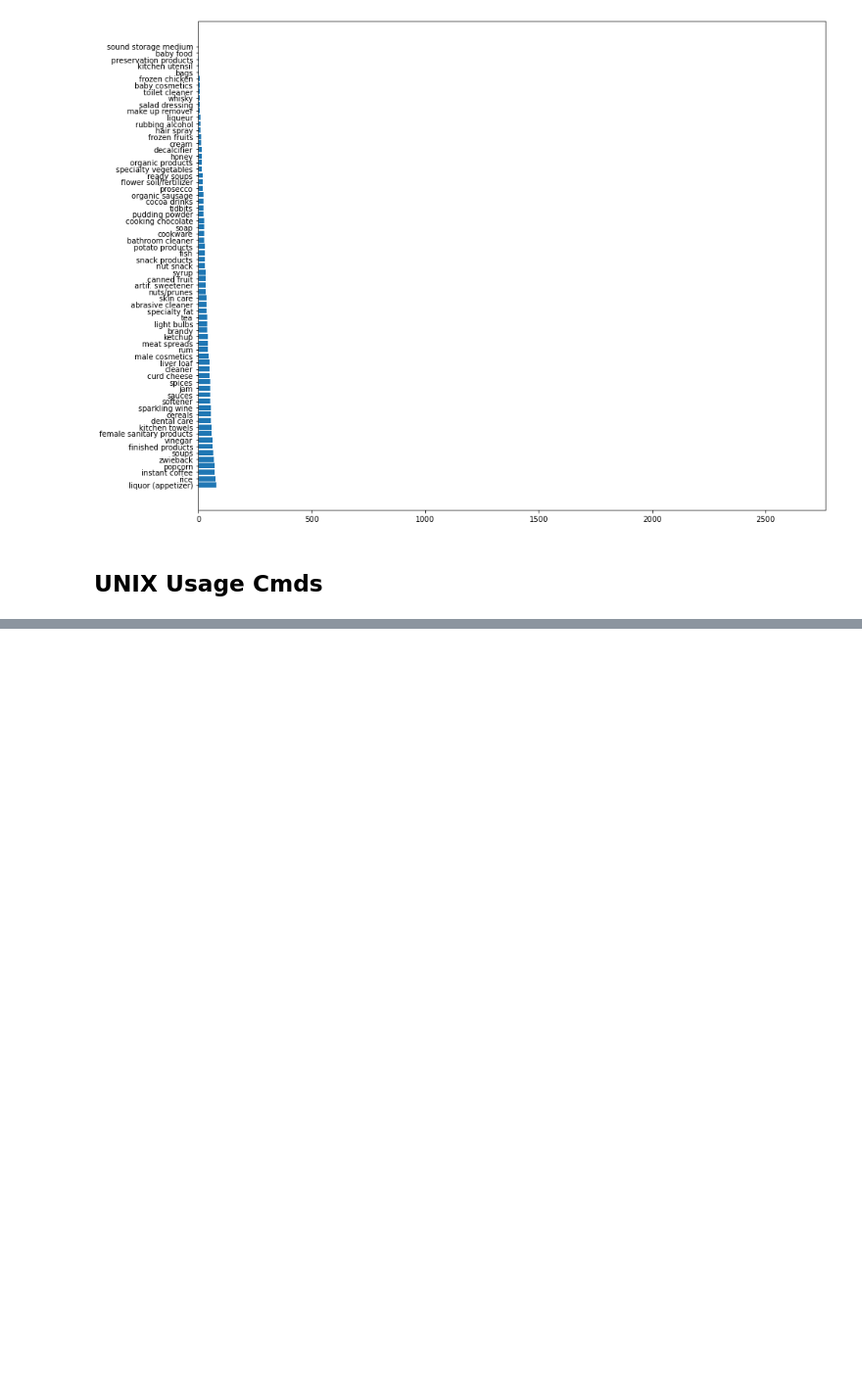
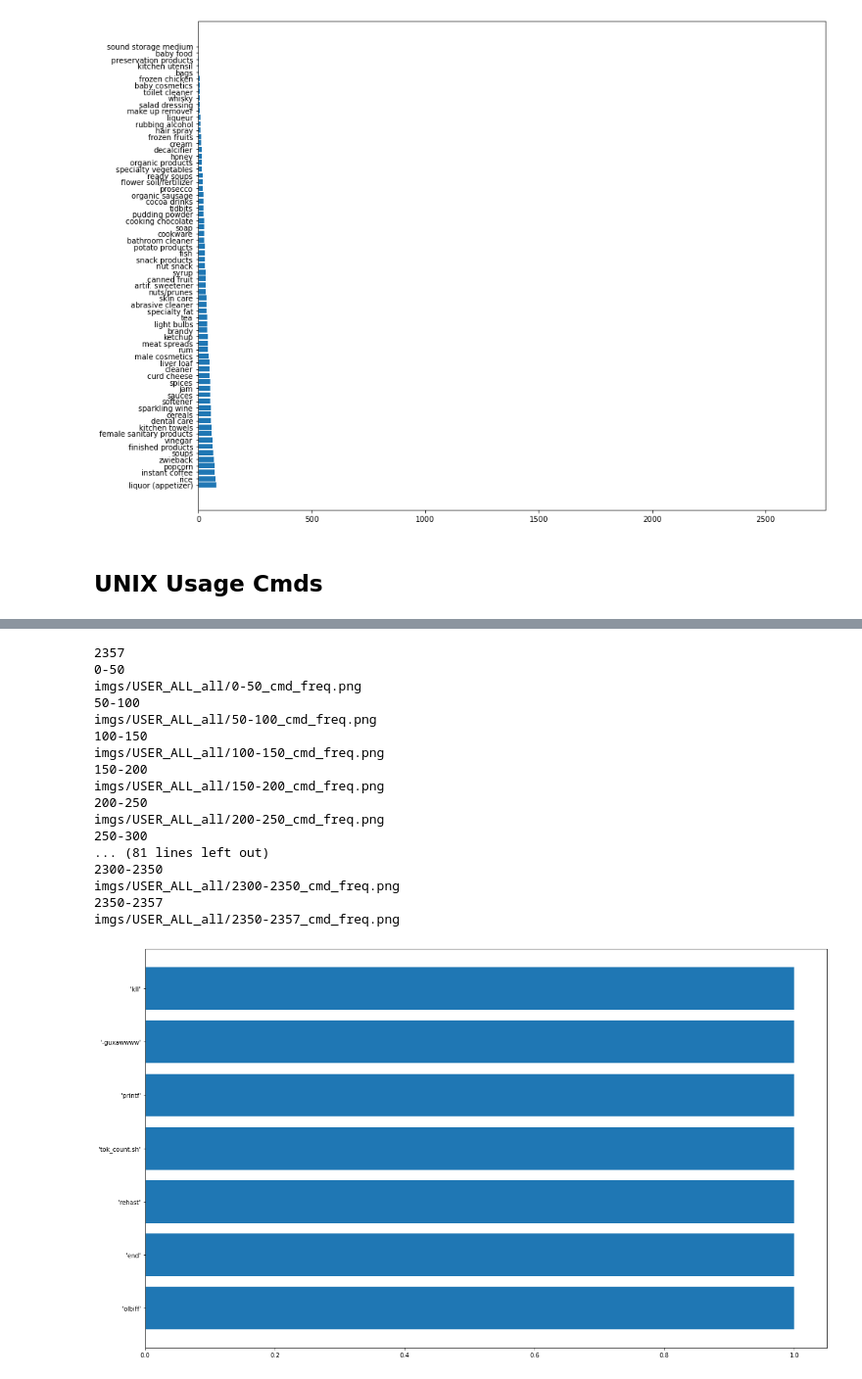
Before and after one commit to wz139704646/AssociationRuleMining, a Jupyter notebook: statistics.ipynb, the cells around one changed output, grey strips where cells are left out. Shown: that part at 98% size. Cells and saved outputs as stored; diff of their text form; code cells hidden in the pictures; blank space fills up the shorter version.

```diff
--- a/statistics.ipynb
+++ b/statistics.ipynb
@@ -116,0 +158,12 @@ imgs/UNIX9_450-500_cmd_freq.png
+# %%
+for i in range(len(cmds_cnts)):
+    print(len(cmds_cnts[i]))
+    print(cmds_cnts[i].most_common(1))
+
+tot_file = './dataset/UNIX_usage/all_users.981115184025'
+tot_cnt = Counter()
+sess = prep.process_sessions(prep.read_sessions(tot_file), cmd_only=False)
+for s in sess:
+    tot_cnt += Counter(s)
+print(len(tot_cnt))
+print(tot_cnt.most_common(1))
@@ -116,0 +191,53 @@ imgs/UNIX9_450-500_cmd_freq.png
+# %%
+%matplotlib inline
+plt.figure(figsize=(20, 12))
+img_fmt = 'imgs/USER{}_all/{}-{}_cmd_freq.png'
+for c in range(len(cmds_cnts)):
+    cmd_freq = cmds_cnts[c].most_common()
+    cmds = [repr(pair[0].replace('$$', '$2')) for pair in cmd_freq]
+    freq = [pair[1] for pair in cmd_freq]
+
+    num = math.ceil(len(cmds) / 50)
+    print(len(cmds))
+    for i in range(num):
+        plt.cla()
+        lo_idx = i * 50
+        hi_idx = len(cmds) if (i+1)*50 > len(cmds) else (i+1)*50
+        print('{}-{}'.format(lo_idx, hi_idx))
+        plt.barh(cmds[lo_idx:hi_idx], freq[lo_idx:hi_idx])
+        print(img_fmt.format(c, lo_idx, hi_idx))
+        plt.savefig(img_fmt.format(c, lo_idx, hi_idx))
+
+img_fmt = 'imgs/USER_ALL_all/{}-{}_cmd_freq.png'
+cmd_freq = tot_cnt.most_common()
+cmds = [repr(pair[0].replace('$$', '$2')) for pair in cmd_freq]
+freq = [pair[1] for pair in cmd_freq]
+num = math.ceil(len(cmds) / 50)
+print(len(cmds))
+for i in range(num):
+    plt.cla()
+    lo_idx = i * 50
+    hi_idx = len(cmds) if (i+1)*50 > len(cmds) else (i+1)*50
+    print('{}-{}'.format(lo_idx, hi_idx))
+    plt.barh(cmds[lo_idx:hi_idx], freq[lo_idx:hi_idx])
+    print(img_fmt.format(lo_idx, hi_idx))
+    plt.savefig(img_fmt.format(lo_idx, hi_idx))
+# %% [output]
+2357
+0-50
+imgs/USER_ALL_all/0-50_cmd_freq.png
+50-100
+imgs/USER_ALL_all/50-100_cmd_freq.png
+100-150
+imgs/USER_ALL_all/100-150_cmd_freq.png
+150-200
+imgs/USER_ALL_all/150-200_cmd_freq.png
+200-250
+imgs/USER_ALL_all/200-250_cmd_freq.png
+250-300
+... (81 lines left out)
+2300-2350
+imgs/USER_ALL_all/2300-2350_cmd_freq.png
+2350-2357
+imgs/USER_ALL_all/2350-2357_cmd_freq.png
+[figure, added]
```
Also changed, not shown: parts of 9 cells of this notebook, 7 other files.
